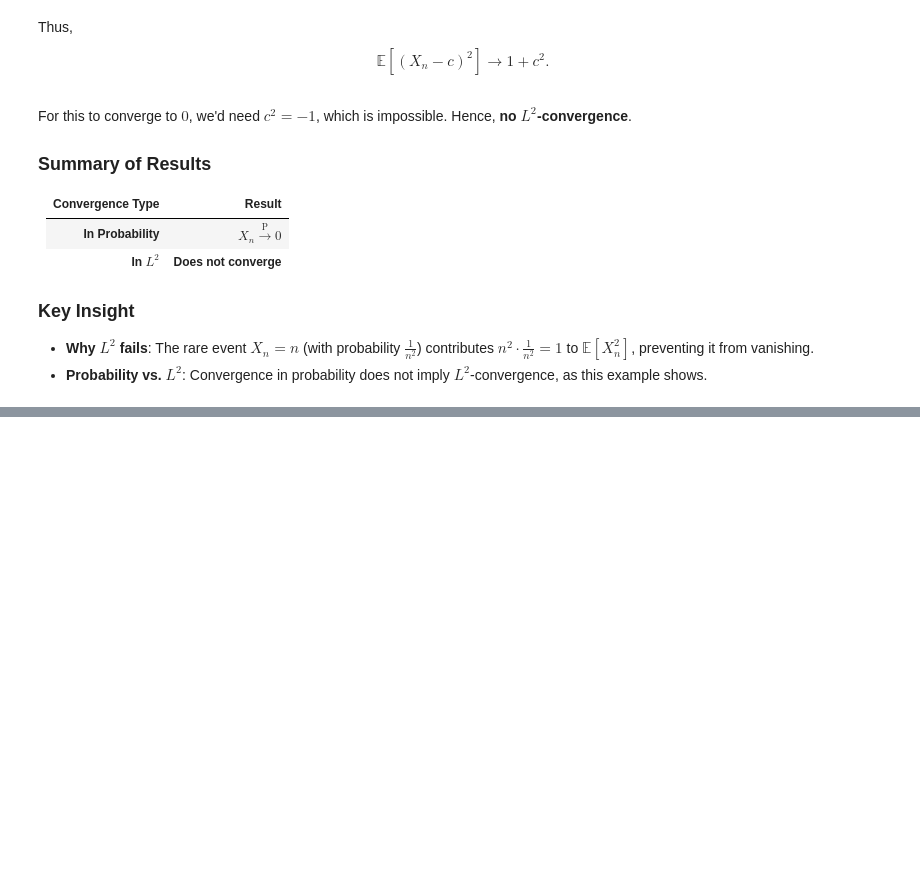
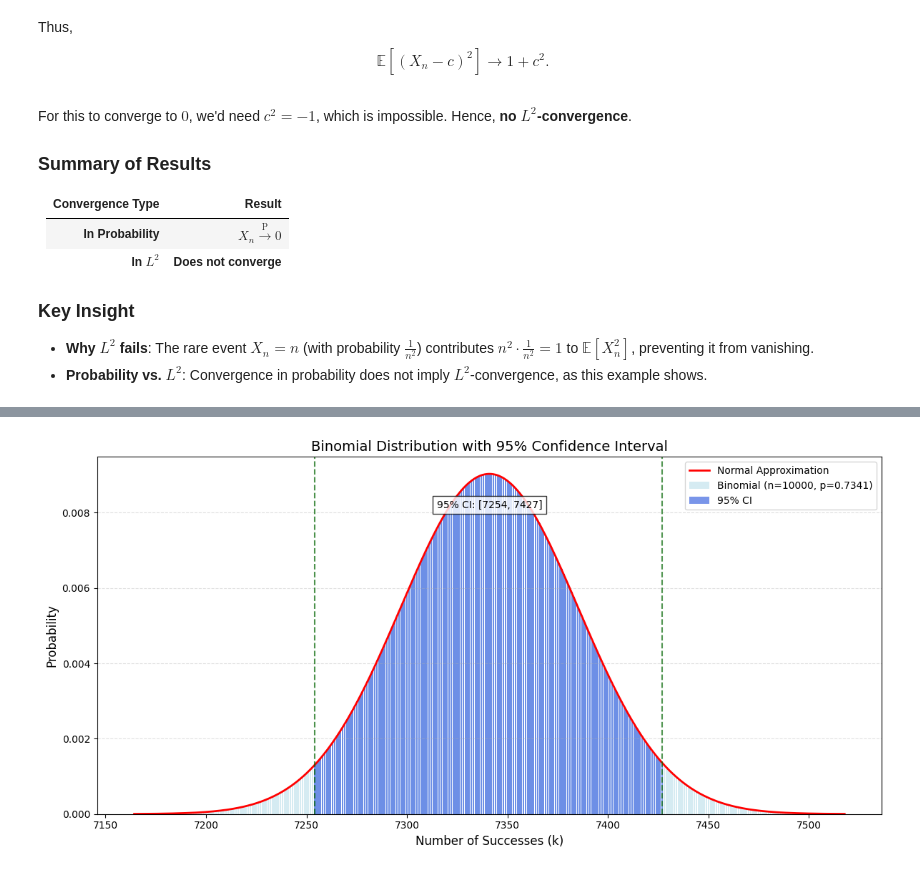
Before and after one commit to PradeepPadmanabanC/Course_Reviews, a Jupyter notebook: MIT_18.650-Fall-2016/ps-1.ipynb, the cells around one changed output, grey strips where cells are left out. Saved outputs shown, nothing was run; the diff lists cells and outputs as text; code cells hidden in the pictures; blank space fills up the shorter version.

```diff
--- a/MIT_18.650-Fall-2016/ps-1.ipynb
+++ b/MIT_18.650-Fall-2016/ps-1.ipynb
@@ -82,0 +138,56 @@ For this to converge to $ 0 $, we'd need $ c^2 = -1 $, which is impossible. Henc
+# %%
+import numpy as np
+import matplotlib.pyplot as plt
+from scipy.stats import binom, norm
+
+# Parameters (n=100 for visible bars)
+n = 10000
+p = 0.7341
+mu = n * p
+sigma = np.sqrt(n * p * (1 - p))
+
+# Binomial PMF
+k = np.arange(max(0, mu - 4*sigma), min(n, mu + 4*sigma) + 1, dtype=int)
+pmf = binom.pmf(k, n, p)
+
+# Normal PDF
+x = np.linspace(mu - 4*sigma, mu + 4*sigma, 1000)
+normal_pdf = norm.pdf(x, mu, sigma)
+
+# Calculate 95% CI for Binomial (exact)
+alpha = 0.05
+ci_low = binom.ppf(alpha/2, n, p)
+ci_high = binom.ppf(1 - alpha/2, n, p)
+
+# Highlight range for CI
+mask = (k >= ci_low) & (k <= ci_high)
+
+# Plot
+plt.figure(figsize=(12, 6))
+
+# All binomial bars (light blue)
+plt.bar(k, pmf, color='lightblue', width=0.8, alpha=0.5, label=f'Binomial (n={n}, p={p})')
+
+# Highlight 95% CI bars (dark blue)
+plt.bar(k[mask], pmf[mask], color='royalblue', width=0.8, alpha=0.7, label='95% CI')
+
+# Normal curve
+plt.plot(x, normal_pdf, 'r-', linewidth=2, label='Normal Approximation')
+
+# Add CI lines
+plt.axvline(ci_low, color='darkgreen', linestyle='--', linewidth=1.5, alpha=0.7)
+plt.axvline(ci_high, color='darkgreen', linestyle='--', linewidth=1.5, alpha=0.7)
+
+# Annotate CI
+plt.text(mu, max(pmf)*0.9, f'95% CI: [{ci_low:.0f}, {ci_high:.0f}]',
+         ha='center', bbox=dict(facecolor='white', alpha=0.8))
+
+plt.title("Binomial Distribution with 95% Confidence Interval", fontsize=14)
+plt.xlabel("Number of Successes (k)", fontsize=12)
+plt.ylabel("Probability", fontsize=12)
+plt.legend()
+plt.grid(axis='y', linestyle='--', alpha=0.4)
+plt.tight_layout()
+plt.show()
+# %% [output]
+[figure, added]
```
Also changed, not shown: parts of 2 cells of this notebook, 1 other file.
